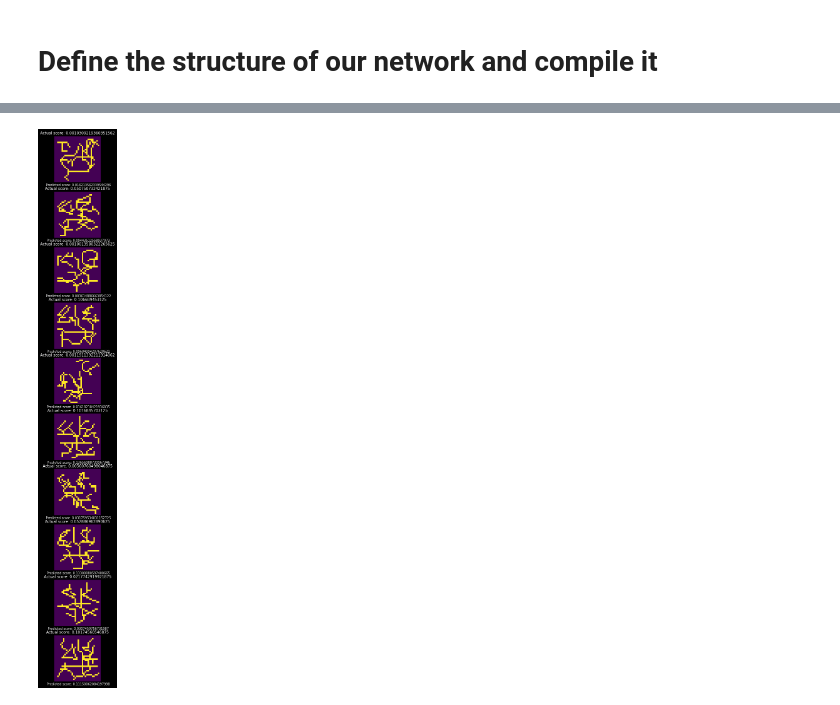
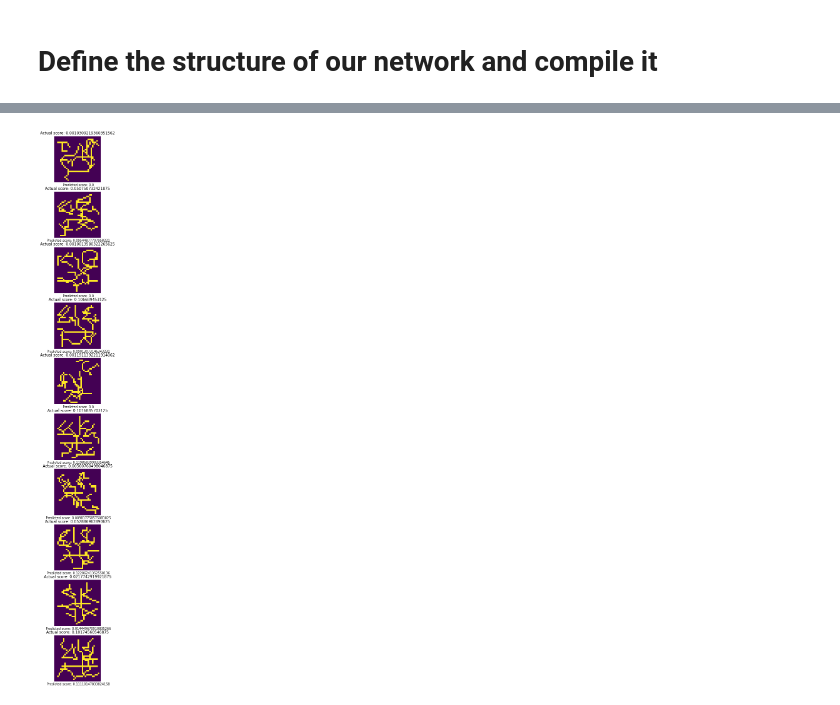
Before and after one commit to holiday-pettijohn/Stylus_Scoring_Generalization, a Jupyter notebook: Networks.ipynb, the cells around one changed output, grey strips where cells are left out. Drawn from its saved outputs; the diff is of its cells as text; code cells hidden in the pictures.

```diff
--- a/Networks.ipynb
+++ b/Networks.ipynb
@@ -79,22 +79,22 @@ predictions = model.predict(X_test)
 # %%
 # Display the predicted and actual scores for the model
 
 # make text display compatible with dark background, comment this out if using light theme
-plt.style.use("dark_background")
+#plt.style.use("dark_background")
 ex = 10
 
 for a in range(1):
     figs, axs = plt.subplots(ex, figsize=(32, 32))
     for i in range(ex):
         ax = axs[i]
         ax.axis("off")
         ax.get_xaxis().set_ticks([])
         ax.get_yaxis().set_ticks([])
         ax.imshow(X_test[i+10*a, :, :, 0])
         ax.set_title(f"Actual score: {y_test[i+10*a]}")
         ax.text(16, 34, f"Predicted score: {predictions[i, 0]}", ha="center")
 # %% [output]
-[figure, old version]
+[figure, new version]
 # %%
 han_char = "5E7E"
 
```
Also changed, not shown: parts of 5 cells of this notebook, 30 other files.
